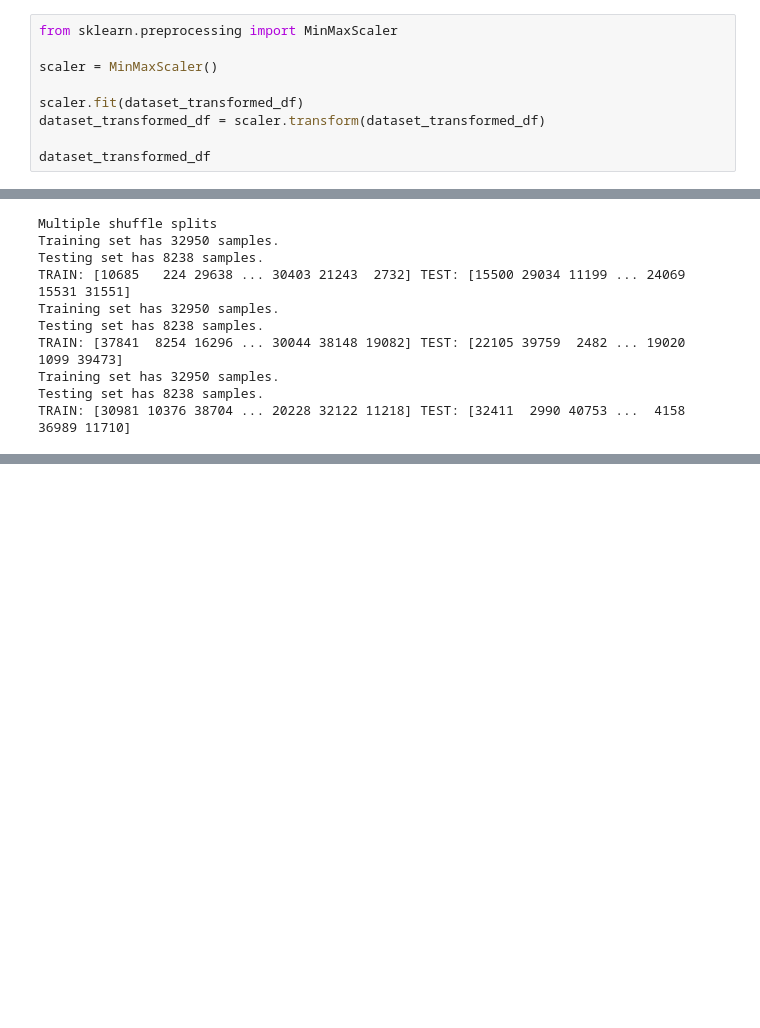
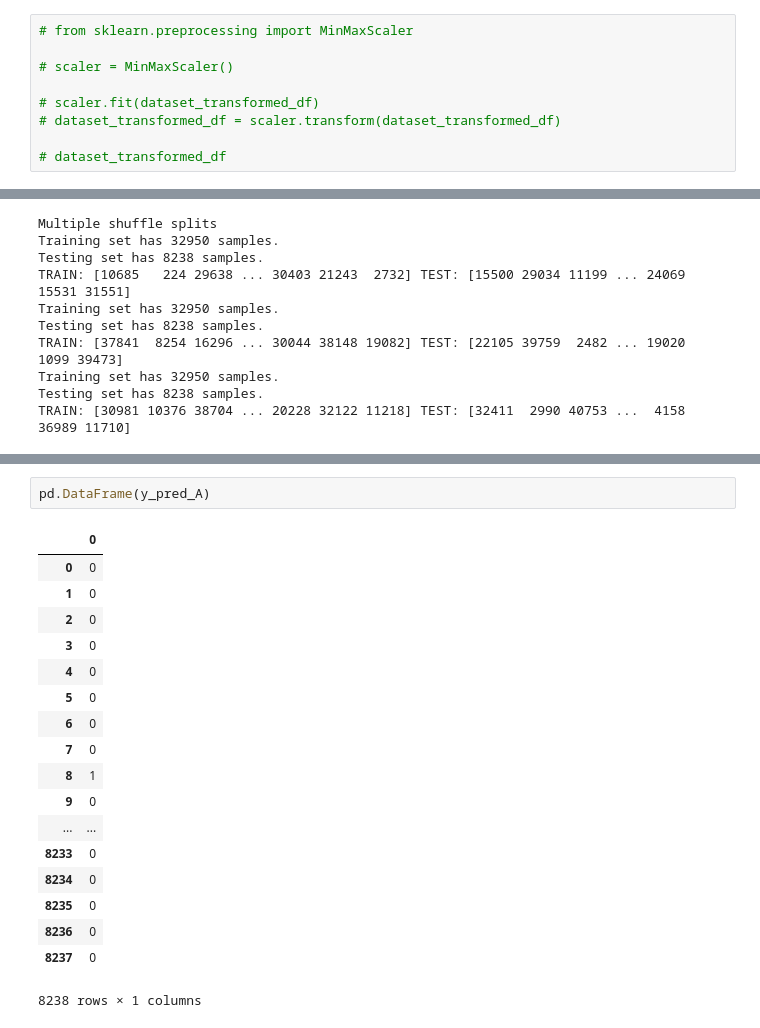
Before and after one commit to julijanna/machine-learning, a Jupyter notebook: projects/capstone/Capstone - Bank Marketing Dataset.ipynb, the cells around one changed output, grey strips where cells are left out. Saved outputs shown, nothing was run; the diff lists cells and outputs as text; blank space fills up the shorter version.

```diff
--- a/projects/capstone/Capstone - Bank Marketing Dataset.ipynb
+++ b/projects/capstone/Capstone - Bank Marketing Dataset.ipynb
@@ -297,11 +297,11 @@ dataset_transformed_df = dataset_transformed_df.drop(['y'], axis=1)
 # %% [markdown]
 I use min max scaler for feature scaling.
 # %%
-from sklearn.preprocessing import MinMaxScaler
+# from sklearn.preprocessing import MinMaxScaler
 
-scaler = MinMaxScaler()
+# scaler = MinMaxScaler()
 
-scaler.fit(dataset_transformed_df)
-dataset_transformed_df = scaler.transform(dataset_transformed_df)
+# scaler.fit(dataset_transformed_df)
+# dataset_transformed_df = scaler.transform(dataset_transformed_df)
 
-dataset_transformed_df
+# dataset_transformed_df
@@ -416,0 +507,21 @@ TRAIN: [30981 10376 38704 ... 20228 32122 11218] TEST: [32411  2990 40753 ...  4
+# %%
+pd.DataFrame(y_pred_A)
+# %% [output]
+|  | 0 |
+| 0 | 0 |
+| 1 | 0 |
+| 2 | 0 |
+| 3 | 0 |
+| 4 | 0 |
+| 5 | 0 |
+| 6 | 0 |
+| 7 | 0 |
+| 8 | 1 |
+| 9 | 0 |
+| ... | ... |
+| 8233 | 0 |
+| 8234 | 0 |
+| 8235 | 0 |
+| 8236 | 0 |
+| 8237 | 0 |
+8238 rows × 1 columns
```
Also changed, not shown: parts of 7 cells of this notebook, 7 other files.
